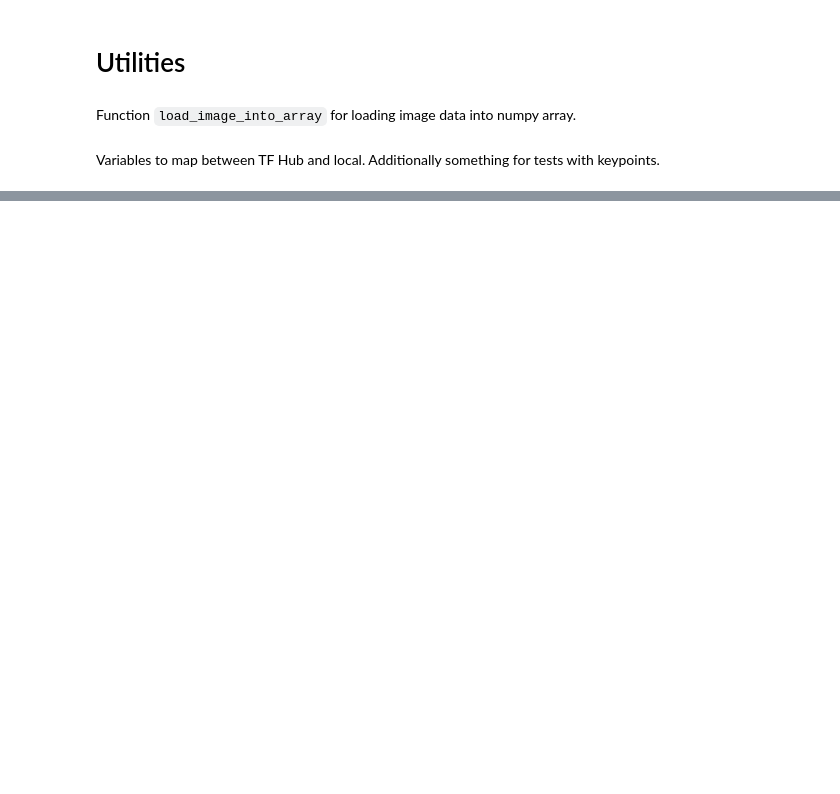
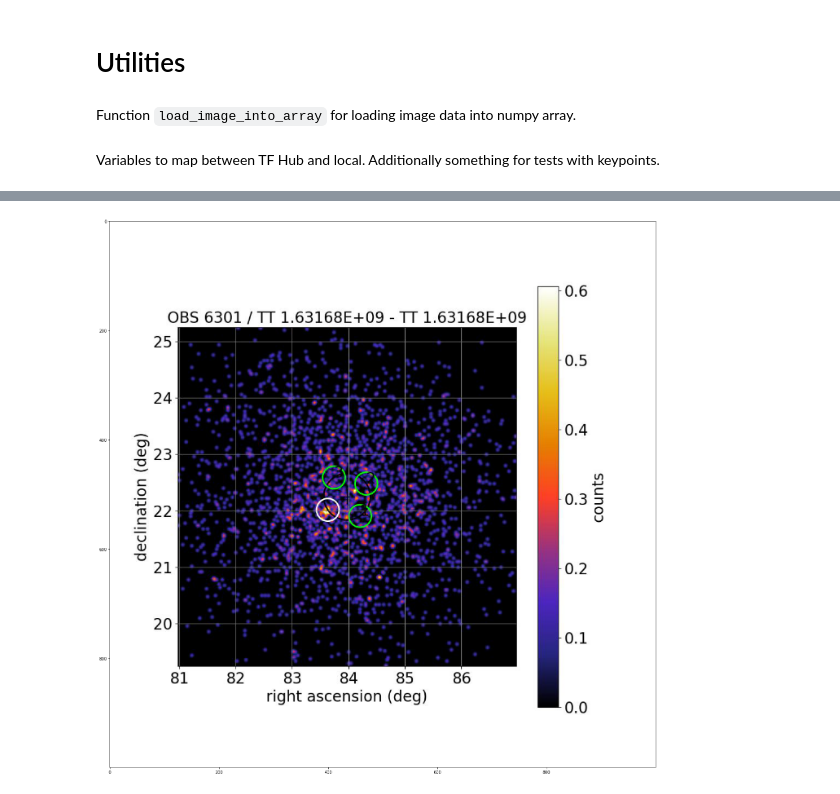
Before and after one commit to ambra-dipiano/deeprta, a Jupyter notebook: deeprta/notebooks/tensorflow/object_detection.ipynb, the cells around one changed output, grey strips where cells are left out. Saved outputs shown, nothing was run; the diff lists cells and outputs as text; code cells hidden in the pictures; blank space fills up the shorter version.

Commit message:
object detection

```diff
--- a/deeprta/notebooks/tensorflow/object_detection.ipynb
+++ b/deeprta/notebooks/tensorflow/object_detection.ipynb
@@ -98,16 +109,17 @@ ALL_MODELS = {
 }
 
 IMAGES_FOR_TEST = {
-  'Beach' : 'models/research/object_detection/test_images/image2.jpg',
-  'Dogs' : 'models/research/object_detection/test_images/image1.jpg',
-  # By Heiko Gorski, Source: https://commons.wikimedia.org/wiki/File:Naxos_Taverna.jpg
-  'Naxos Taverna' : 'https://upload.wikimedia.org/wikipedia/commons/6/60/Naxos_Taverna.jpg',
-  # Source: https://commons.wikimedia.org/wiki/File:The_Coleoptera_of_the_British_islands_(Plate_125)_(8592917784).jpg
-  'Beatles' : 'https://upload.wikimedia.org/wikipedia/commons/1/1b/The_Coleoptera_of_the_British_islands_%28Plate_125%29_%288592917784%29.jpg',
-  # By Américo Toledano, Source: https://commons.wikimedia.org/wiki/File:Biblioteca_Maim%C3%B3nides,_Campus_Universitario_de_Rabanales_007.jpg
-  'Phones' : 'https://upload.wikimedia.org/wikipedia/commons/thumb/0/0d/Biblioteca_Maim%C3%B3nides%2C_Campus_Universitario_de_Rabanales_007.jpg/1024px-Biblioteca_Maim%C3%B3nides%2C_Campus_Universitario_de_Rabanales_007.jpg',
-  # Source: https://commons.wikimedia.org/wiki/File:The_smaller_British_birds_(8053836633).jpg
-  'Birds' : 'https://upload.wikimedia.org/wikipedia/commons/0/09/The_smaller_British_birds_%288053836633%29.jpg',
+    'Beach' : '/data01/homes/dipiano/deeprta/tf_models/research/object_detection/test_images/image2.jpg',
+    'Dogs' : '/data01/homes/dipiano/deeprta/tf_models/research/object_detection/test_images/image1.jpg',
+    # By Heiko Gorski, Source: https://commons.wikimedia.org/wiki/File:Naxos_Taverna.jpg
+    'Naxos Taverna' : 'https://upload.wikimedia.org/wikipedia/commons/6/60/Naxos_Taverna.jpg',
+    # Source: https://commons.wikimedia.org/wiki/File:The_Coleoptera_of_the_British_islands_(Plate_125)_(8592917784).jpg
+    'Beatles' : 'https://upload.wikimedia.org/wikipedia/commons/1/1b/The_Coleoptera_of_the_British_islands_%28Plate_125%29_%288592917784%29.jpg',
+    # By Américo Toledano, Source: https://commons.wikimedia.org/wiki/File:Biblioteca_Maim%C3%B3nides,_Campus_Universitario_de_Rabanales_007.jpg
+    'Phones' : 'https://upload.wikimedia.org/wikipedia/commons/thumb/0/0d/Biblioteca_Maim%C3%B3nides%2C_Campus_Universitario_de_Rabanales_007.jpg/1024px-Biblioteca_Maim%C3%B3nides%2C_Campus_Universitario_de_Rabanales_007.jpg',
+    # Source: https://commons.wikimedia.org/wiki/File:The_smaller_British_birds_(8053836633).jpg
+    'Birds' : 'https://upload.wikimedia.org/wikipedia/commons/0/09/The_smaller_British_birds_%288053836633%29.jpg',
+    'CountsMap': '/data01/homes/dipiano/LST1/lst1_data/analysis_archive/6301/analysis_20_bins_lightcurve/dl3_LST-1.Run06301_1631680080.612507_1631680141.2699435/results/dl3_LST-1.Run06301_1631680080.612507_1631680141.2699435_sky1.png'
 }
 
 COCO17_HUMAN_POSE_KEYPOINTS = [(0, 1),
@@ -130,0 +223,21 @@ COCO17_HUMAN_POSE_KEYPOINTS = [(0, 1),
+# %%
+selected_image = 'CountsMap' # @param ['Beach', 'Dogs', 'Naxos Taverna', 'Beatles', 'Phones', 'Birds', 'CountsMap']
+flip_image_horizontally = False
+convert_image_to_grayscale = False
+
+image_path = IMAGES_FOR_TEST[selected_image]
+image_np = load_image_into_numpy_array(image_path)
+
+# Flip horizontally
+if(flip_image_horizontally):
+    image_np[0] = np.fliplr(image_np[0]).copy()
+
+# Convert image to grayscale
+if(convert_image_to_grayscale):
+    image_np[0] = np.tile(np.mean(image_np[0], 2, keepdims=True), (1, 1, 3)).astype(np.uint8)
+
+plt.figure(figsize=(24,32))
+plt.imshow(image_np[0])
+plt.show()
+# %% [output]
+[figure, added]
```
Also changed, not shown: parts of 15 cells of this notebook.
